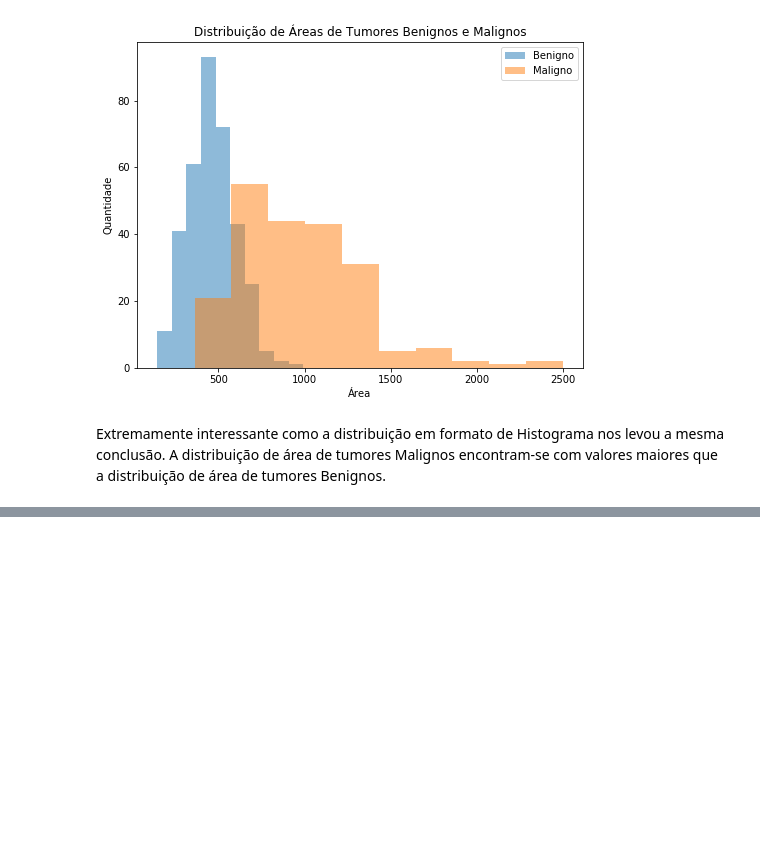
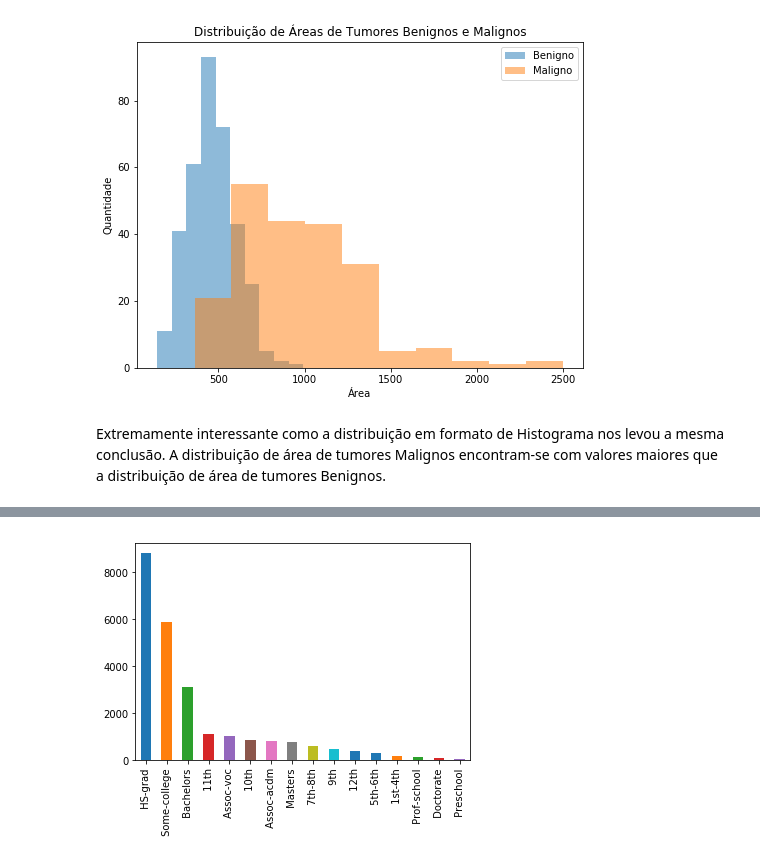
Before and after one commit to RobertoDelamora/data-science-academy, a Jupyter notebook: udacity/fundamentos-data-scientist-I/definitive-toolkit/Pandas_Tutorial.ipynb, the cells around one changed output, grey strips where cells are left out. Saved outputs shown, nothing was run; the diff lists cells and outputs as text; code cells hidden in the pictures; blank space fills up the shorter version.

```diff
--- a/udacity/fundamentos-data-scientist-I/definitive-toolkit/Pandas_Tutorial.ipynb
+++ b/udacity/fundamentos-data-scientist-I/definitive-toolkit/Pandas_Tutorial.ipynb
@@ -2399,0 +2508,5 @@ Extremamente interessante como a distribuição em formato de Histograma nos lev
+# %%
+# Refazendo gráficos com índices corretos
+df_humble['education'].value_counts()[ind].plot(kind='bar');
+# %% [output]
+[figure, added]
```
Also changed, not shown: parts of 130 cells of this notebook, 4 other files.
